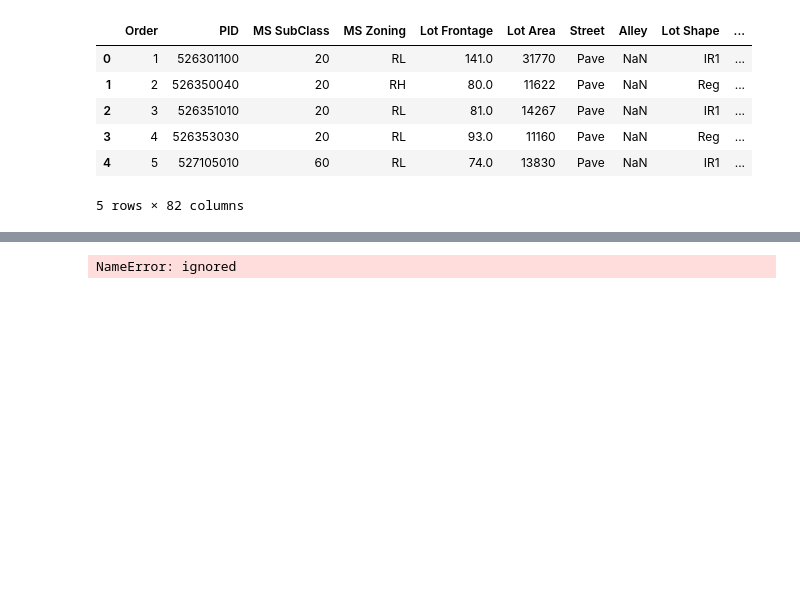
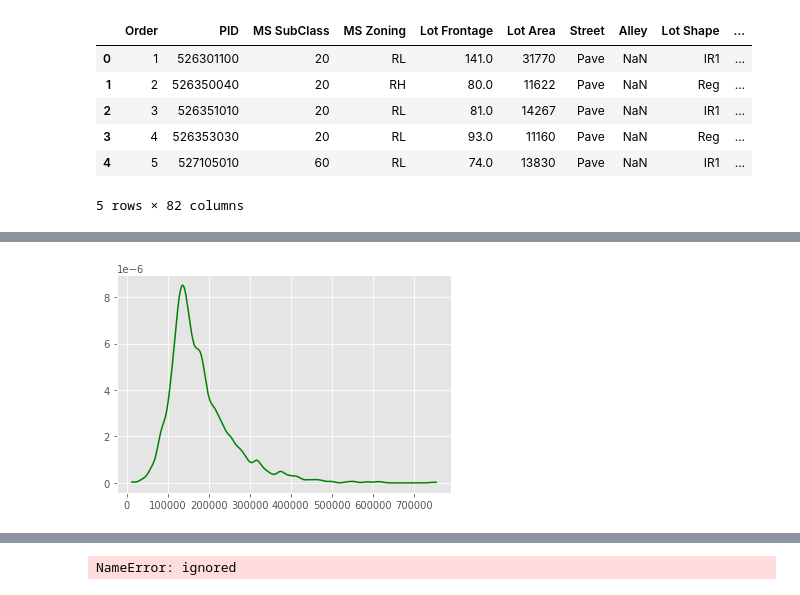
Before and after one commit to katrin2202/ML-in-forecasting-tasks, a Jupyter notebook: доклад8_12.ipynb, the cells around one changed output, grey strips where cells are left out. Saved outputs shown, nothing was run; the diff lists cells and outputs as text; code cells hidden in the pictures; blank space fills up the shorter version.

```diff
--- a/доклад8_12.ipynb
+++ b/доклад8_12.ipynb
@@ -78,0 +96,8 @@ AH.head()
+# %%
+#@title Построим гистограмму
+my_density = gaussian_kde(AH['SalePrice'], bw_method = 0.1)
+x = linspace(min(AH['SalePrice']), max(AH['SalePrice']),1000)
+plot(x, my_density(x),'g') # distribution function
+show()
+# %% [output]
+[figure, added]
```
Also changed, not shown: parts of 4 cells of this notebook.
